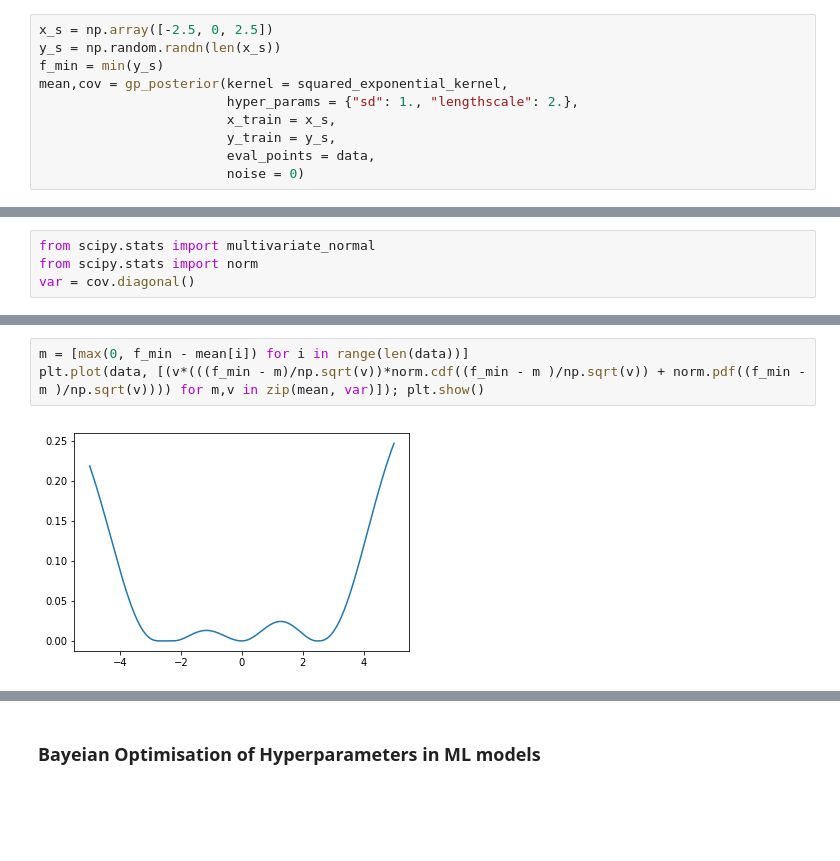
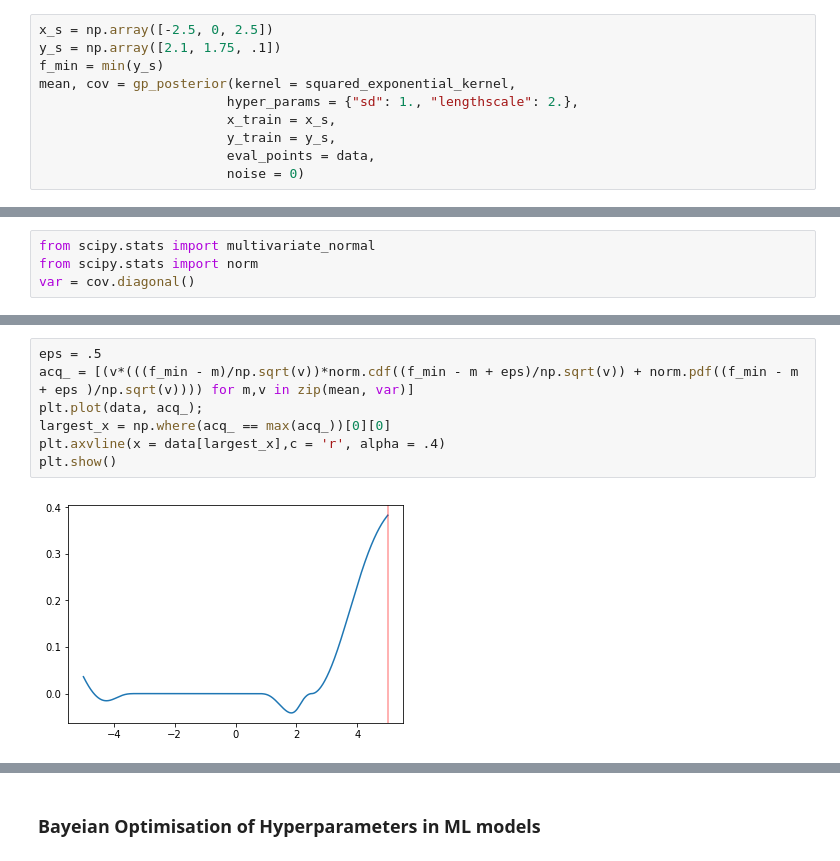
Before and after one commit to dgradovich/bopt, a Jupyter notebook: Bayesian Optimisation .ipynb, the cells around one changed output, grey strips where cells are left out. Cells and saved outputs as stored; diff of their text form; blank space fills up the shorter version.

```diff
--- a/Bayesian Optimisation .ipynb
+++ b/Bayesian Optimisation .ipynb
@@ -247,9 +251,9 @@ def gp_posterior(kernel, hyper_params, x_train, y_train, eval_points, noise = .0
     return mean, cov
 # %%
 x_s = np.array([-2.5, 0, 2.5])
-y_s = np.random.randn(len(x_s))
+y_s = np.array([2.1, 1.75, .1])
 f_min = min(y_s)
-mean,cov = gp_posterior(kernel = squared_exponential_kernel,
+mean, cov = gp_posterior(kernel = squared_exponential_kernel,
                         hyper_params = {"sd": 1., "lengthscale": 2.},
                         x_train = x_s,
                         y_train = y_s,
@@ -304,5 +326,9 @@ array([0, 0, 0, 0, 0, 0, 0, 0, 0, 0, 0, 0, 0, 0, 0, 0, 0, 0, 0, 0, 0, 0, 0,
 # %%
-m = [max(0, f_min - mean[i]) for i in range(len(data))]
-plt.plot(data, [(v*(((f_min - m)/np.sqrt(v))*norm.cdf((f_min - m )/np.sqrt(v)) + norm.pdf((f_min - m )/np.sqrt(v)))) for m,v in zip(mean, var)]); plt.show()
+eps = .5
+acq_ = [(v*(((f_min - m)/np.sqrt(v))*norm.cdf((f_min - m + eps)/np.sqrt(v)) + norm.pdf((f_min - m + eps )/np.sqrt(v)))) for m,v in zip(mean, var)]
+plt.plot(data, acq_);
+largest_x = np.where(acq_ == max(acq_))[0][0]
+plt.axvline(x = data[largest_x],c = 'r', alpha = .4)
+plt.show()
 # %% [output]
-[figure, old version]
+[figure, new version]
```
Also changed, not shown: parts of 29 cells of this notebook.
